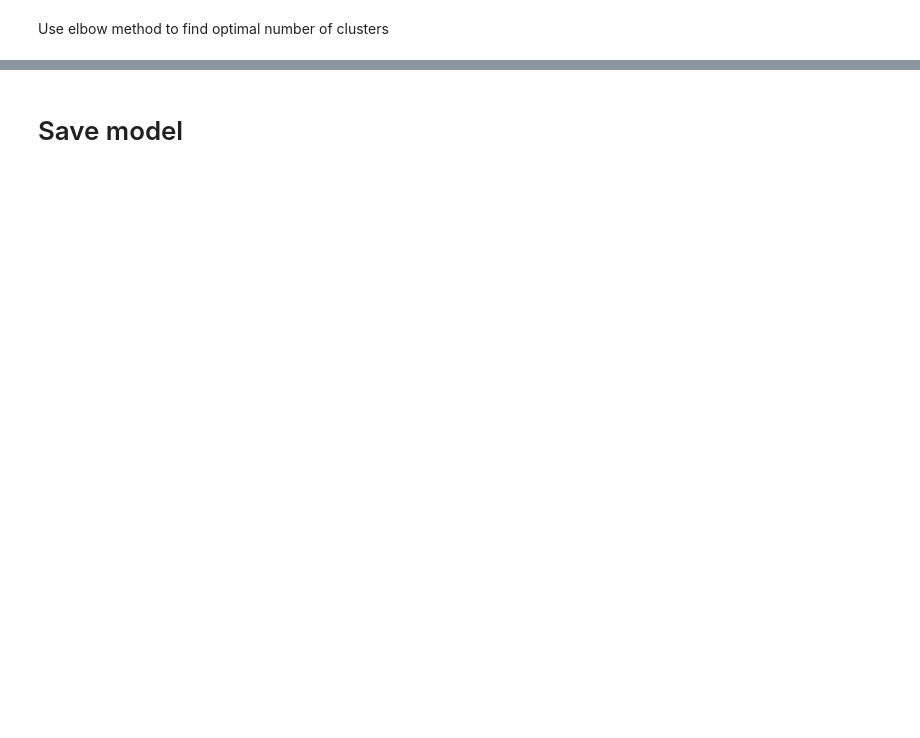
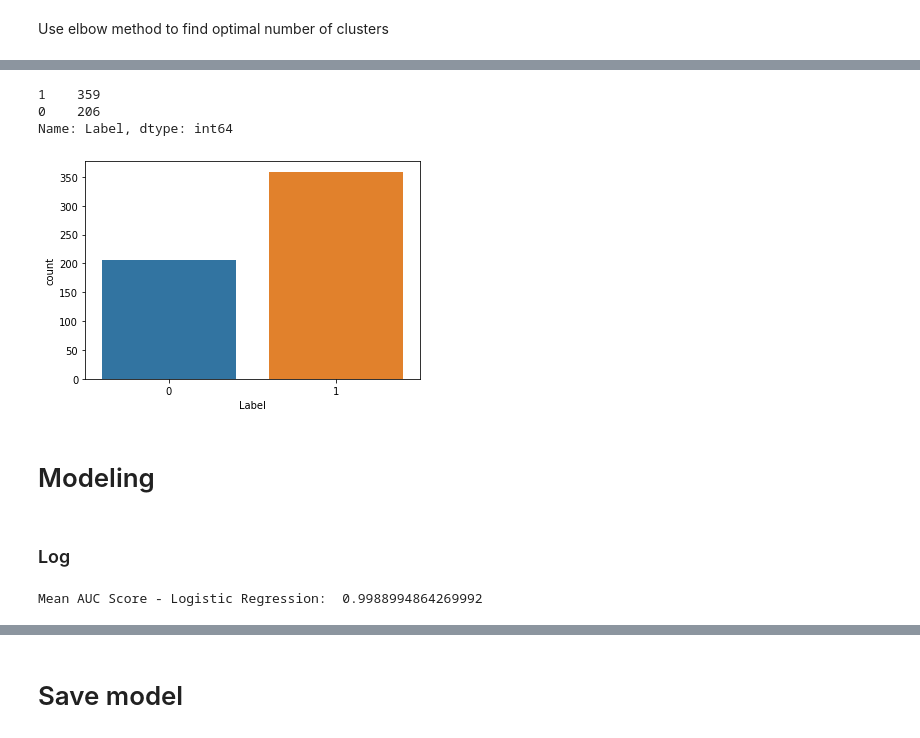
Before and after one commit to mhaln3mi/Youtube-content-quality-classification, a Jupyter notebook: src/unsupervisedML.ipynb, the cells around one changed output, grey strips where cells are left out. Cells and saved outputs as stored; diff of their text form; code cells hidden in the pictures; blank space fills up the shorter version.

```diff
--- a/src/unsupervisedML.ipynb
+++ b/src/unsupervisedML.ipynb
@@ -263,11 +259,0 @@ Trying 3 clusters
-# %%
-kmeans = KMeans(n_clusters=3, random_state=16)
-
-kmeans.fit(X)
-
-# check how many of the samples were correctly labeled
-labels = kmeans.labels_
-
-correct_labels = sum(y == labels)
-print("Result: %d out of %d samples were correctly labeled." % (correct_labels, y.size))
-print('Accuracy score: {0:0.2f}'. format(correct_labels/float(y.size)))
@@ -279,11 +259,0 @@ Trying 4 clusters
-# %%
-kmeans = KMeans(n_clusters=4, random_state=0)
-
-kmeans.fit(X)
-
-# check how many of the samples were correctly labeled
-labels = kmeans.labels_
-
-correct_labels = sum(y == labels)
-print("Result: %d out of %d samples were correctly labeled." % (correct_labels, y.size))
-print('Accuracy score: {0:0.2f}'. format(correct_labels/float(y.size)))
@@ -292,0 +262,6 @@ Accuracy score: 0.22
+# %%
+df['Label'] = None
+
+df = df.assign(Label = labels)
+
+df.head()
@@ -292,0 +275,10 @@ Accuracy score: 0.22
+# %%
+sns.countplot(x="Label", data=df)
+df["Label"].value_counts()
+# %% [output]
+1    359
+0    206
+Name: Label, dtype: int64
+[figure, added]
+# %% [markdown]
+# Modeling
@@ -292,0 +306,19 @@ Accuracy score: 0.22
+# %% [markdown]
+### Log
+# %%
+from random import shuffle
+from sklearn.linear_model import LogisticRegression
+from sklearn.model_selection import KFold
+from sklearn.model_selection import cross_val_score
+
+logreg = LogisticRegression(max_iter=1000)
+cross_val = KFold(n_splits=5, random_state=16, shuffle=True)
+scores = cross_val_score(logreg, X_train, y_train, cv=cross_val, scoring='roc_auc')
+print("Mean AUC Score - Logistic Regression: ", scores.mean())
+
+# fit the model with data
+logreg.fit(X_train, y_train)
+
+y_pred = logreg.predict(X_test)
+# %% [output]
+Mean AUC Score - Logistic Regression:  0.9988994864269992
```
Also changed, not shown: parts of 46 cells of this notebook, 6 other files.
